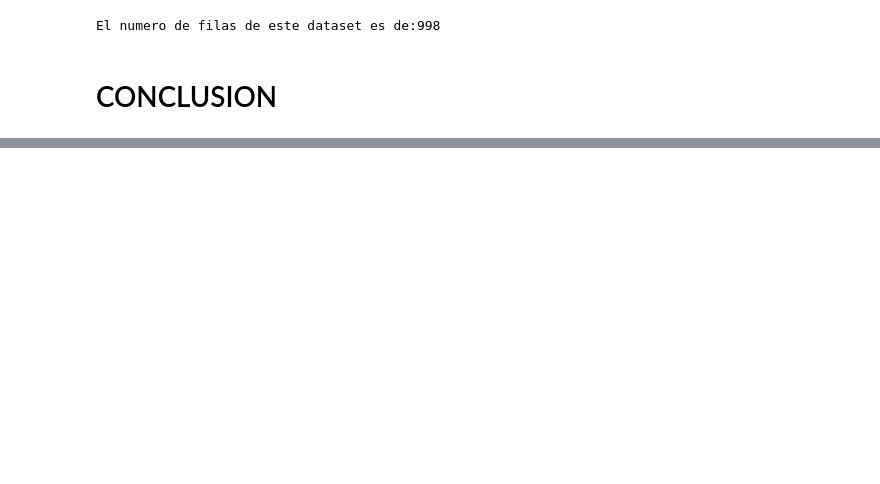
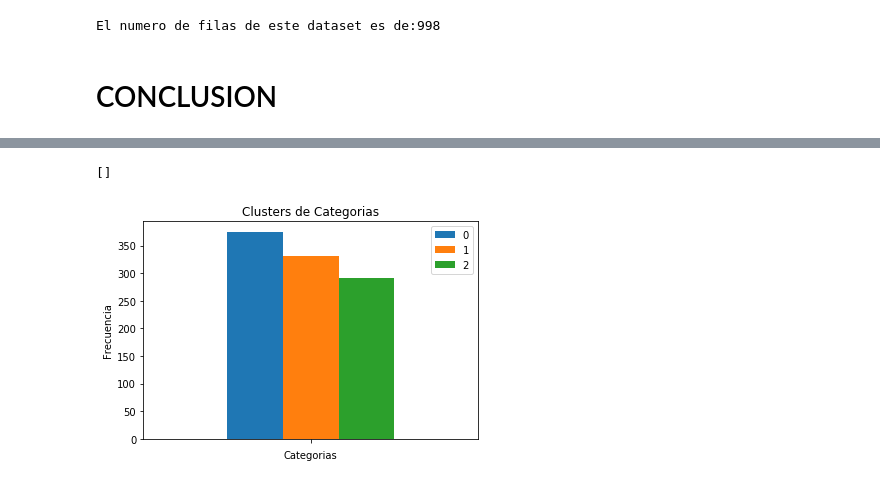
Before and after one commit to devJCM/Generador_RFM, a Jupyter notebook: Tester.ipynb, the cells around one changed output, grey strips where cells are left out. Drawn from its saved outputs; the diff is of its cells as text; code cells hidden in the pictures; blank space fills up the shorter version.

```diff
--- a/Tester.ipynb
+++ b/Tester.ipynb
@@ -14,3 +81,12 @@ El numero de filas de este dataset es de:998
+# %%
+ax=c_frame.plot(kind='bar')
+ax.set_title('Clusters de Categorias')
+ax.set_xlabel('Categorias')
+ax.set_ylabel('Frecuencia')
+ax.set_xticklabels('')
+# %% [output]
+[]
+[figure, added]
 # %%
 dataset.head()
 # %% [output]
```
Also changed, not shown: parts of 15 cells of this notebook.
